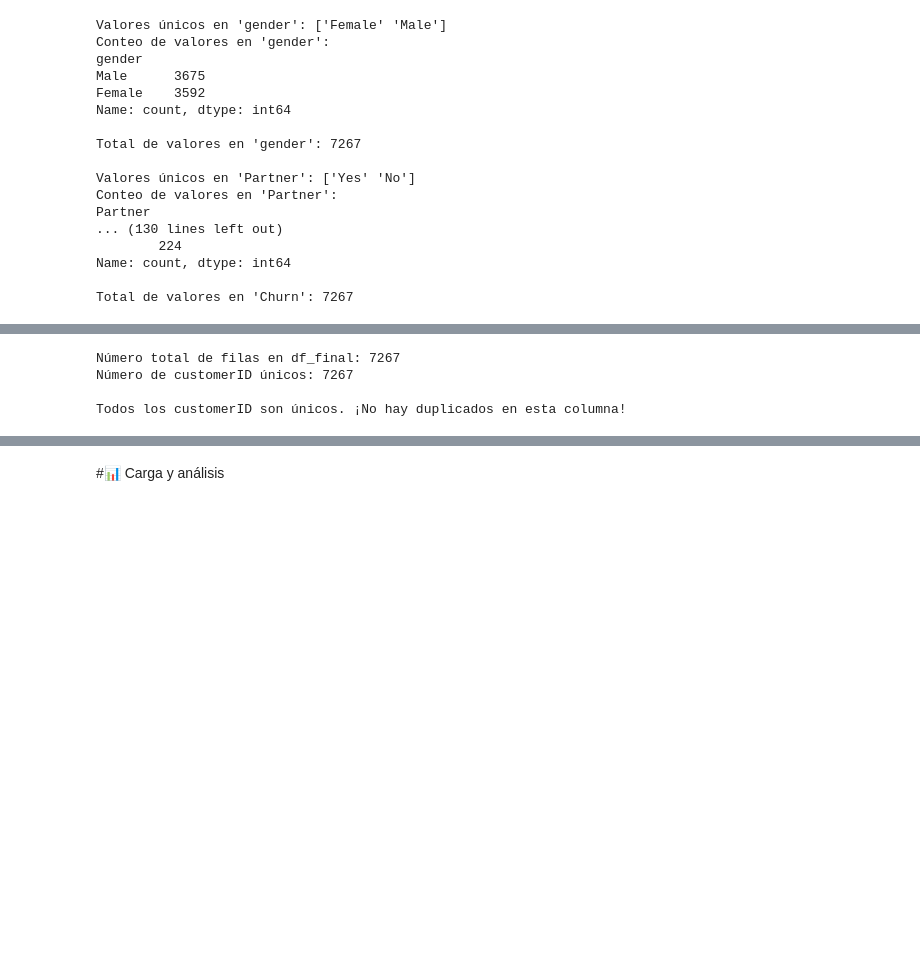
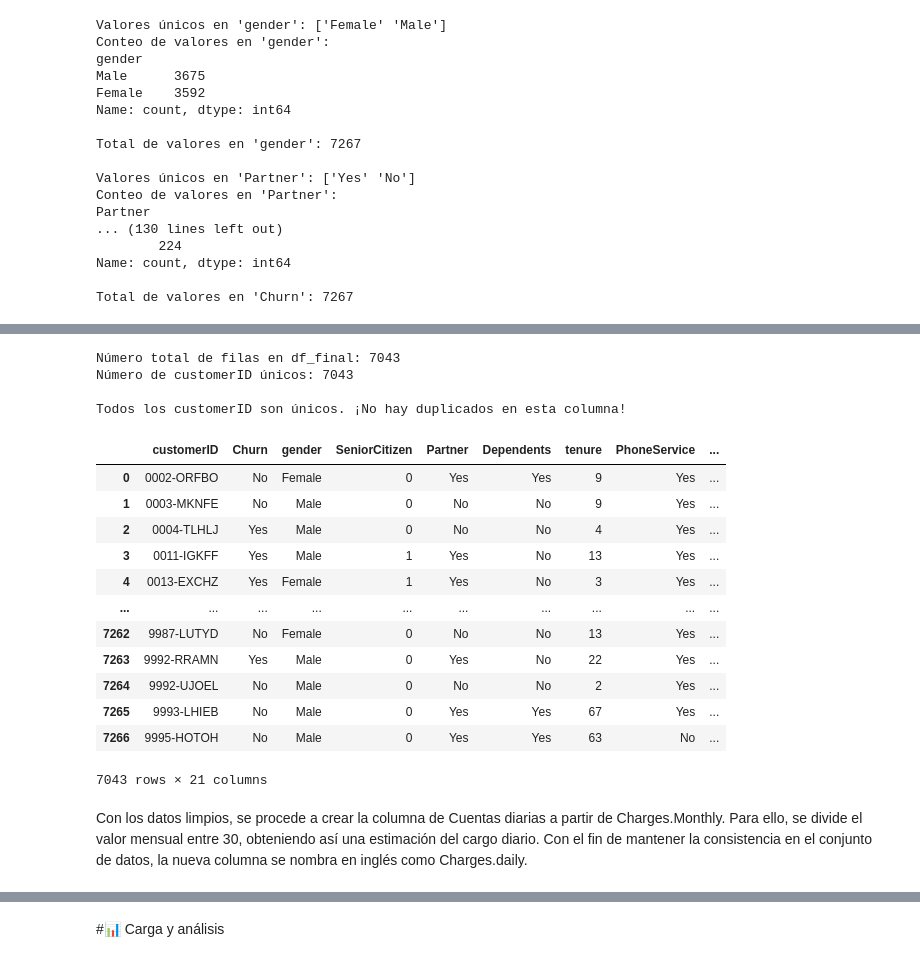
Before and after one commit to Near-o7/challenge2-data-science-LATAM, a Jupyter notebook: TelecomX_LATAM.ipynb, the cells around one changed output, grey strips where cells are left out. Saved outputs shown, nothing was run; the diff lists cells and outputs as text; code cells hidden in the pictures; blank space fills up the shorter version.

Commit message:
Agregar celdas de Transformación de datos

```diff
--- a/TelecomX_LATAM.ipynb
+++ b/TelecomX_LATAM.ipynb
@@ -143,3 +143,11 @@ Partner
 Name: count, dtype: int64
 
 Total de valores en 'Churn': 7267
+# %%
+import numpy as np
+
+df_final.replace(r'^\s*$', np.nan, regex=True, inplace=True)
+
+print("\nVerificando valores nulos (incluyendo strings vacíos):")
+print(df_final.isnull().sum())  # Conteo de nulos por columna
+print((df_final.isnull().sum() / len(df_final)) * 100)  # Porcentaje de nulos
@@ -148,5 +174,6 @@ Se observa que la columna Churn contiene valores vacíos. De un total de 7,267 r
 # %%
-print("\nVerificando valores nulos:")
-print(df_final.isnull().sum()) # Conteo de nulos por columna
-print(df_final.isnull().sum() / len(df_final) * 100) # Porcentaje de nulos
+df_final = df_final.dropna(subset=['Churn'])
+print("\nVerificando valores nulos (incluyendo strings vacíos):")
+print(df_final.isnull().sum())  # Conteo de nulos por columna
+print((df_final.isnull().sum() / len(df_final)) * 100)  # Porcentaje de nulos
 # %% [output]
@@ -169,25 +196,35 @@ Charges.Total       0.0
 dtype: float64
 # %%
-# Contar el número de filas en el DataFrame
 total_rows = df_final.shape[0]
 print(f"Número total de filas en df_final: {total_rows}")
 
-# Contar el número de customerID únicos
 unique_customer_ids = df_final['customerID'].nunique()
 print(f"Número de customerID únicos: {unique_customer_ids}")
 
-# Verificar si hay duplicados
 if total_rows > unique_customer_ids:
     print("\n¡ADVERTENCIA: Hay customerID duplicados en el DataFrame!")
-    # Opcional: Mostrar los customerID que están duplicados y cuántas veces aparecen
-    duplicated_ids = df_final['customerID'][df_final['customerID'].duplicated(keep=False)]
-    print("\nEjemplos de customerID duplicados y su conteo:")
-    print(duplicated_ids.value_counts().head()) # Muestra los 5 más frecuentes
-
 else:
     print("\nTodos los customerID son únicos. ¡No hay duplicados en esta columna!")
 # %% [output]
-Número total de filas en df_final: 7267
-Número de customerID únicos: 7267
+Número total de filas en df_final: 7043
+Número de customerID únicos: 7043
 
 Todos los customerID son únicos. ¡No hay duplicados en esta columna!
+# %%
+df_final
+# %% [output]
+|  | customerID | Churn | gender | SeniorCitizen | Partner | Dependents | tenure | PhoneService | ... |
+| 0 | 0002-ORFBO | No | Female | 0 | Yes | Yes | 9 | Yes | ... |
+| 1 | 0003-MKNFE | No | Male | 0 | No | No | 9 | Yes | ... |
+| 2 | 0004-TLHLJ | Yes | Male | 0 | No | No | 4 | Yes | ... |
+| 3 | 0011-IGKFF | Yes | Male | 1 | Yes | No | 13 | Yes | ... |
+| 4 | 0013-EXCHZ | Yes | Female | 1 | Yes | No | 3 | Yes | ... |
+| ... | ... | ... | ... | ... | ... | ... | ... | ... | ... |
+| 7262 | 9987-LUTYD | No | Female | 0 | No | No | 13 | Yes | ... |
+| 7263 | 9992-RRAMN | Yes | Male | 0 | Yes | No | 22 | Yes | ... |
+| 7264 | 9992-UJOEL | No | Male | 0 | No | No | 2 | Yes | ... |
+| 7265 | 9993-LHIEB | No | Male | 0 | Yes | Yes | 67 | Yes | ... |
+| 7266 | 9995-HOTOH | No | Male | 0 | Yes | Yes | 63 | No | ... |
+7043 rows × 21 columns
+# %% [markdown]
+Con los datos limpios, se procede a crear la columna de Cuentas diarias a partir de Charges.Monthly. Para ello, se divide el valor mensual entre 30, obteniendo así una estimación del cargo diario. Con el fin de mantener la consistencia en el conjunto de datos, la nueva columna se nombra en inglés como Charges.daily.
```
Also changed, not shown: parts of 6 cells of this notebook.
